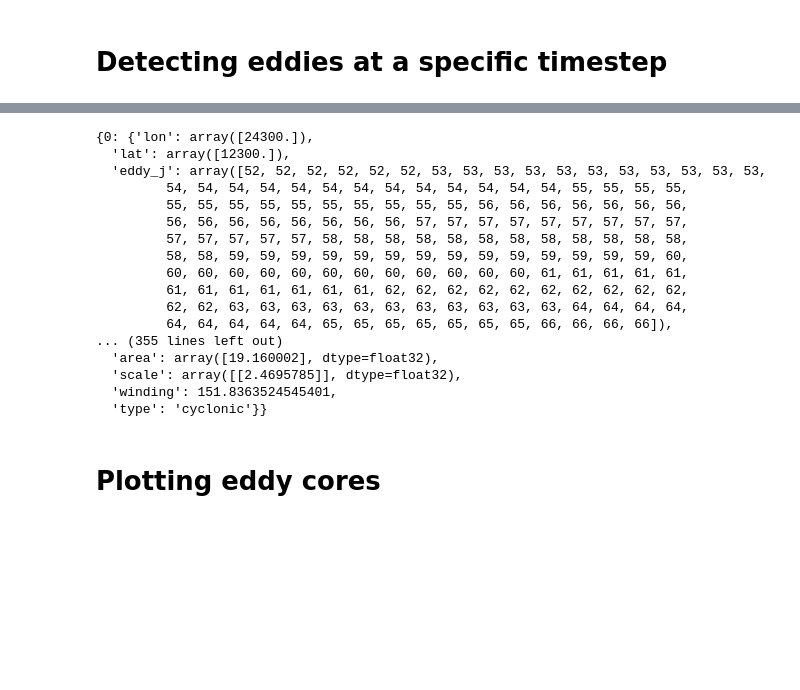
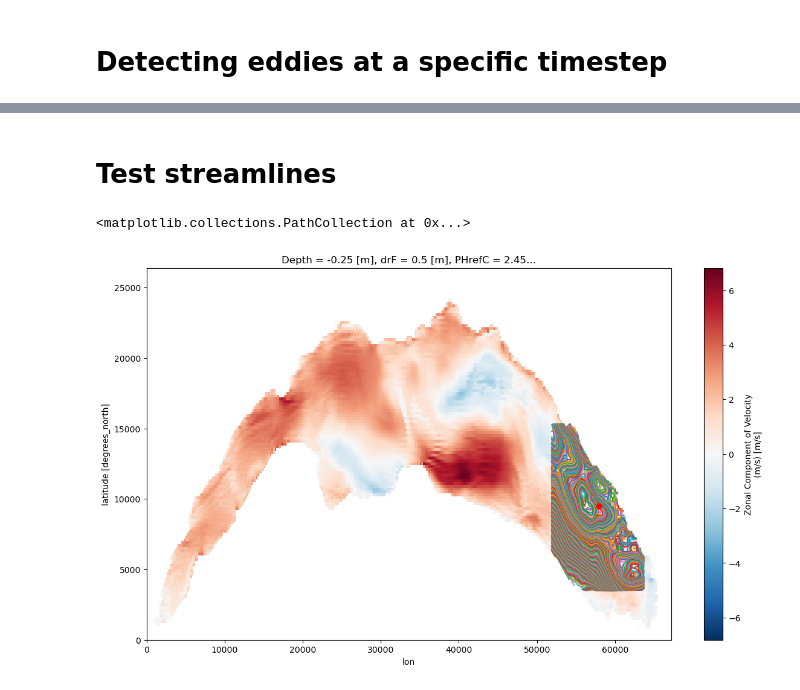
Before and after one commit to leroquan/eddytools, a Jupyter notebook: 01-Detection/test_core_detection_nencioli.ipynb, the cells around one changed output, grey strips where cells are left out. Drawn from its saved outputs; the diff is of its cells as text; code cells hidden in the pictures; blank space fills up the shorter version.

```diff
--- a/01-Detection/test_core_detection_nencioli.ipynb
+++ b/01-Detection/test_core_detection_nencioli.ipynb
@@ -245,22 +114,14 @@ test_eddies = et.detection_nencioli.detect_UV_core(data_aligned,
+# %% [markdown]
+# Test streamlines
 # %%
-test_eddies
+idx_eddy = 4
+plt.figure(figsize=(14,8))
+data_aligned.isel(time=t_index)['UVEL'].plot()
+for i in test_eddies[idx_eddy]['isolines']:
+    iso = test_eddies[idx_eddy]['isolines'][i]
+    plt.plot(iso['x'], iso['y'])
+
+plt.scatter(test_eddies[idx_eddy]['lon'], test_eddies[idx_eddy]['lat'],zorder=50, c='red')
 # %% [output]
-{0: {'lon': array([24300.]),
-  'lat': array([12300.]),
-  'eddy_j': array([52, 52, 52, 52, 52, 52, 53, 53, 53, 53, 53, 53, 53, 53, 53, 53, 53,
-         54, 54, 54, 54, 54, 54, 54, 54, 54, 54, 54, 54, 54, 55, 55, 55, 55,
-         55, 55, 55, 55, 55, 55, 55, 55, 55, 55, 56, 56, 56, 56, 56, 56, 56,
-         56, 56, 56, 56, 56, 56, 56, 56, 57, 57, 57, 57, 57, 57, 57, 57, 57,
-         57, 57, 57, 57, 57, 58, 58, 58, 58, 58, 58, 58, 58, 58, 58, 58, 58,
-         58, 58, 59, 59, 59, 59, 59, 59, 59, 59, 59, 59, 59, 59, 59, 59, 60,
-         60, 60, 60, 60, 60, 60, 60, 60, 60, 60, 60, 60, 61, 61, 61, 61, 61,
-         61, 61, 61, 61, 61, 61, 61, 62, 62, 62, 62, 62, 62, 62, 62, 62, 62,
-         62, 62, 63, 63, 63, 63, 63, 63, 63, 63, 63, 63, 63, 64, 64, 64, 64,
-         64, 64, 64, 64, 64, 65, 65, 65, 65, 65, 65, 65, 66, 66, 66, 66]),
-... (355 lines left out)
-  'area': array([19.160002], dtype=float32),
-  'scale': array([[2.4695785]], dtype=float32),
-  'winding': 151.8363524545401,
-  'type': 'cyclonic'}}
+<matplotlib.collections.PathCollection at 0x...>
+[figure, added]
-# %% [markdown]
-# Plotting eddy cores
```
Also changed, not shown: parts of 48 cells of this notebook.
